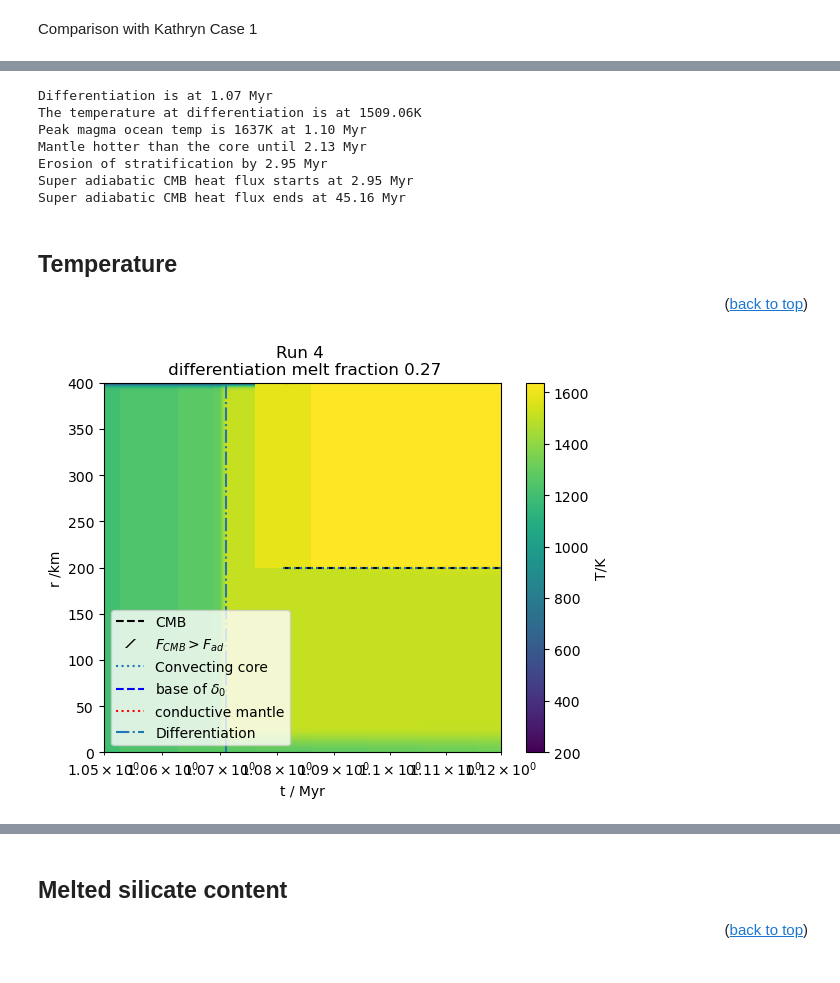
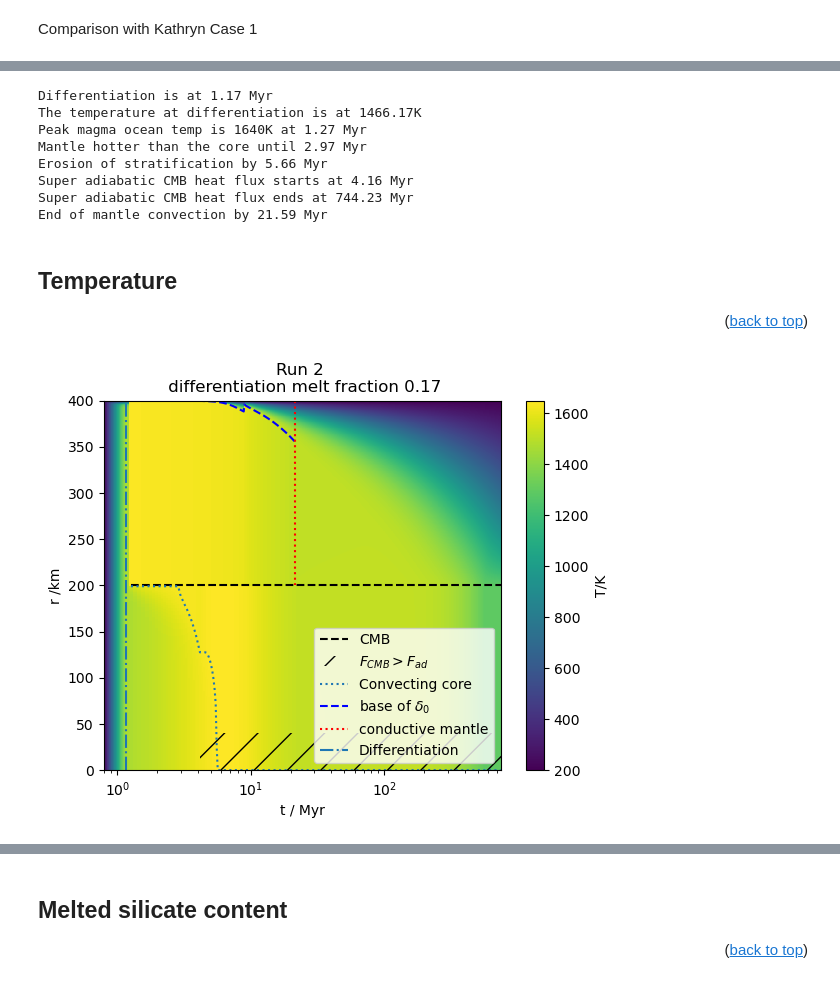
Before and after one commit to Hannah-RS/planetesimal-magnetic-history, a Jupyter notebook: Version4/plot_combined.ipynb, the cells around one changed output, grey strips where cells are left out. Cells and saved outputs as stored; diff of their text form; code cells hidden in the pictures.

Commit message:
Updated Rem time outputs and plot colours

```diff
--- a/Version4/plot_combined.ipynb
+++ b/Version4/plot_combined.ipynb
@@ -26,8 +26,8 @@ from parameters import Myr, Tms, Tml, Xs_0 #need to change so import from save f
 # %% [markdown]
 Choose run and whether you want to save figure
 # %%
-run=4
-save = False # do you want to save your figures?
+run=2
+save = True # do you want to save your figures?
 conduction = True #does the mantle switch to conduction
 # %% [markdown]
 Load npz files for differentiation
@@ -128,14 +128,16 @@ print(f'Mantle hotter than the core until {tstrat_end:.2f} Myr')
 print(f'Erosion of stratification by {terode:.2f} Myr')
 print(f'Super adiabatic CMB heat flux starts at {tc_conv1:.2f} Myr')
 print(f'Super adiabatic CMB heat flux ends at {tc_conv2:.2f} Myr')
+print(f'End of mantle convection by {cond_t:.2f} Myr')
 # %% [output]
-Differentiation is at 1.07 Myr
-The temperature at differentiation is at 1509.06K
-Peak magma ocean temp is 1637K at 1.10 Myr
-Mantle hotter than the core until 2.13 Myr
-Erosion of stratification by 2.95 Myr
-Super adiabatic CMB heat flux starts at 2.95 Myr
-Super adiabatic CMB heat flux ends at 45.16 Myr
+Differentiation is at 1.17 Myr
+The temperature at differentiation is at 1466.17K
+Peak magma ocean temp is 1640K at 1.27 Myr
+Mantle hotter than the core until 2.97 Myr
+Erosion of stratification by 5.66 Myr
+Super adiabatic CMB heat flux starts at 4.16 Myr
+Super adiabatic CMB heat flux ends at 744.23 Myr
+End of mantle convection by 21.59 Myr
 # %% [markdown]
 ## Temperature <a class="anchor" id="temp"></a>
 <p align="right">(<a href="#top">back to top</a>)</p>
@@ -151,26 +153,26 @@ rc = r/2
 # %%
 plt.figure()
 plt.pcolormesh(t_plot_all,rplot,Tall,shading = 'nearest') # use same vmin and vmax as other plots to make them comparable
 plt.hlines(rc/1e3,min(t/Myr),max(tall/Myr),linestyle='--',color='black',label='CMB')
 plt.fill_betweenx([0,rc/5e3],t[np.where(Fcmb>Fad)[0]][0]/Myr,t[np.where(Fcmb>Fad)[0]][-1]/Myr,alpha=0,hatch='/',label='$F_{CMB}>F_{ad}$')
 plt.plot(t/Myr,r_unstable,linestyle='dotted',label='Convecting core')
 if conduction == True:
     plt.plot(t[t/Myr<=cond_t]/Myr,(r-d0[t/Myr<=cond_t])/1e3,linestyle='dashed',label='base of $\delta_0$',color='blue')
     plt.vlines(t[t/Myr<=cond_t][-1]/Myr,r/1e3,rc/1e3,linestyle='dotted',label='conductive mantle',color='red')
 else:
     plt.plot(t/Myr,(r-d0)/1e3,linestyle='dashed',label='base of $\delta_0$',color='blue')
 plt.ylabel('r /km')
 plt.xlabel('t / Myr')
 plt.ylim([0,r/1e3])
 plt.vlines(tdiff[-1]/Myr,0,r/1e3,linestyle='-.',label='Differentiation')
 plt.colorbar(label='T/K')
 plt.title(f'Run {run} \n differentiation melt fraction {(diff_T-1400)/400:.2f}')
 plt.xscale('log')
-plt.legend(loc='lower left')
+plt.legend(loc='lower right')
 if save == True:
     plt.savefig(f'Plots/Tall_run{run}.png')
 # %% [output]
-[figure, old version]
+[figure, new version]
 # %%
 plt.plot(t_plot_t,T_profile[:,50])
 # %% [output]
```
Also changed, not shown: parts of 12 cells of this notebook.
